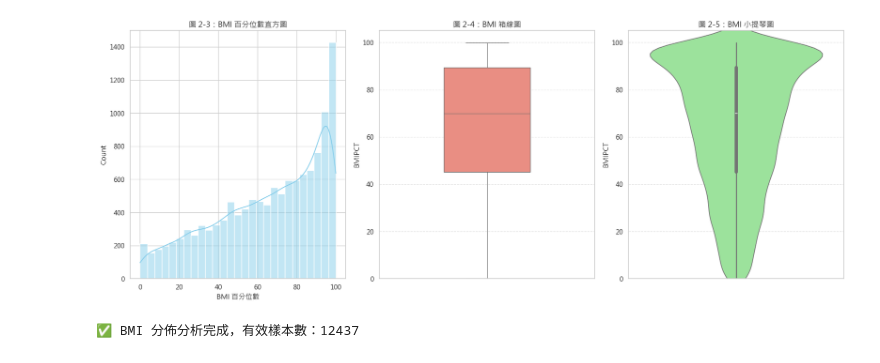
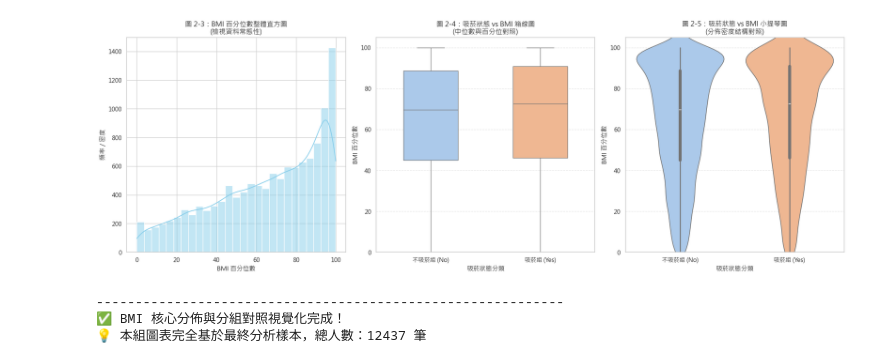
Before and after one commit to hung-cc/2026-Spring-Stat-2-Cycle-3, a Jupyter notebook: notebooks/02_eda.ipynb, the cells around one changed output. Cells and saved outputs as stored; diff of their text form; code cells hidden in the pictures.

Commit message:
feat: complete Part 3 data analysis and statistical inference

```diff
--- a/notebooks/02_eda.ipynb
+++ b/notebooks/02_eda.ipynb
@@ -1,5 +1,4 @@
 # %%
-# --- 這段是 02_eda.ipynb 的第一格 ---
 import pandas as pd
 import matplotlib.pyplot as plt
 import seaborn as sns
@@ -26,10 +25,23 @@ data_path = '../data/processed/cleaned_cycle3.csv'
 
 if os.path.exists(data_path):
     df = pd.read_csv(data_path)
-    # 建立視覺化用的標籤
+
+    # 3. 建立視覺化用的標籤
     df['Group_Label'] = df['Smoking_Status'].map({0: '不吸菸組 (No)', 1: '吸菸組 (Yes)'})
     print(f"✅ 資料讀取成功！")
-    print(f"有效樣本共 {len(df)} 筆，包含欄位：{list(df.columns)}")
+    print(f"原始無缺失總樣本共 {len(df)} 筆。\n")
+
+    # 4. 🚀 針對 Research Question 的核心變數健康檢查
+    if 'BMIPCT' in df.columns and 'Smoking_Status' in df.columns:
+        # 計算同時擁有吸菸狀態與 BMI 數據的有效樣本
+        valid_both = df[['Smoking_Status', 'BMIPCT']].notnull().all(axis=1).sum()
+        print(f"📊 【Research Question 核心變數檢查】")
+        print(f"  - 自變項 (Smoking_Status) 正常存在")
+        print(f"  - 依變項 (BMIPCT) 正常存在，非空值共 {df['BMIPCT'].notnull().sum()} 筆")
+        print(f"  - 💡 本單元兩者皆有效（可進入分析）的交叉樣本共 {valid_both} 筆")
+    else:
+        print("⚠️ 警告：找不到核心變數 'BMIPCT' 或 'Smoking_Status'，請檢查欄位名稱！")
+
 else:
     print(f"❌ 找不到檔案：{data_path}")
     print("💡 請先確認是否已執行 01_data_check.ipynb 中的儲存步驟。")
@@ -130,46 +155,49 @@ Name: count, dtype: int64
 # %%
 import os
 import matplotlib.pyplot as plt
 import seaborn as sns
 
-# 1. 排除 BMI 百分位數缺失值並建立副本
-df_bmi = df.dropna(subset=['BMIPCT']).copy()
+# 1. 🚀 關鍵修改：不再手動建立 df_bmi，而是直接沿用上一步雙變數聯合清洗好的 df_smoke
+# 這樣能保證有效樣本數與吸菸統計、後續 t 檢定完全一致！
 
-# --- 2. 建立一個「橫向排版」的大圖 (1列3欄) ---
-# 這樣可以讓所有圖表一次展開在螢幕內，不會太長而捲動
-fig, axes = plt.subplots(1, 3, figsize=(18, 7))
+# 2. 建立橫向排版大圖 (稍微加寬到 20 吋，給分組標籤留空間)
+fig, axes = plt.subplots(1, 3, figsize=(20, 7))
 
-# (A) 直方圖 (Histogram)
-sns.histplot(df_bmi['BMIPCT'], kde=True, color='skyblue', ax=axes[0])
-axes[0].set_title('圖 2-3：BMI 百分位數直方圖', fontsize=13)
+# --- (A) 整體直方圖 (Histogram) ---
+# 目的：觀察整體 BMI 百分位數的偏態與常態性
+sns.histplot(data=df_smoke, x='BMIPCT', kde=True, color='skyblue', ax=axes[0])
+axes[0].set_title('圖 2-3：BMI 百分位數整體直方圖\n(檢視資料常態性)', fontsize=13)
 axes[0].set_xlabel('BMI 百分位數')
+axes[0].set_ylabel('頻率 / 密度')
 
-# (B) 箱線圖 (Boxplot) - 拉長 Y 軸
-sns.boxplot(y=df_bmi['BMIPCT'], color='salmon', width=0.4, ax=axes[1])
+# --- (B) 分組箱線圖 (Boxplot) 🚀 升級分組對照 ---
+# 目的：直擊研究問題，一眼看出兩組的中位數高低與離群值分佈
+sns.boxplot(data=df_smoke, x='Group_Label', y='BMIPCT', palette='pastel', hue='Group_Label', legend=False, width=0.5, ax=axes[1])
 axes[1].set_ylim(0, 105)
-axes[1].set_title('圖 2-4：BMI 箱線圖', fontsize=13)
+axes[1].set_title('圖 2-4：吸菸狀態 vs BMI 箱線圖\n(中位數與百分位對照)', fontsize=13)
+axes[1].set_xlabel('吸菸狀態分類')
+axes[1].set_ylabel('BMI 百分位數')
 axes[1].grid(axis='y', linestyle='--', alpha=0.5)
 
-# (C) 小提琴圖 (Violin Plot) - 拉長 Y 軸
-sns.violinplot(y=df_bmi['BMIPCT'], color="lightgreen", ax=axes[2])
+# --- (C) 分組小提琴圖 (Violin Plot) 🚀 升級分組對照 ---
+# 目的：直擊研究問題，全面解構兩組人在不同體重區間的密集程度
+sns.violinplot(data=df_smoke, x='Group_Label', y='BMIPCT', palette='pastel', hue='Group_Label', legend=False, ax=axes[2])
 axes[2].set_ylim(0, 105)
-axes[2].set_title('圖 2-5：BMI 小提琴圖', fontsize=13)
+axes[2].set_title('圖 2-5：吸菸狀態 vs BMI 小提琴圖\n(分佈密度結構對照)', fontsize=13)
+axes[2].set_xlabel('吸菸狀態分類')
+axes[2].set_ylabel('BMI 百分位數')
 axes[2].grid(axis='y', linestyle='--', alpha=0.5)
 
-# 優化間距
+# 優化間距並顯示
 plt.tight_layout()
 plt.show()
 
-# --- 3. 儲存圖表 ---
-save_path = '../outputs/figures/'
-if not os.path.exists(save_path):
-    os.makedirs(save_path)
-
-# 儲存這張「三合一」的完整分析圖
-fig.savefig(save_path + '02_bmi_combined_dist.png', dpi=300, bbox_inches='tight')
-
-print(f"✅ BMI 分佈分析完成，有效樣本數：{len(df_bmi)}")
+print("-" * 60)
+print(f"✅ BMI 核心分佈與分組對照視覺化完成！")
+print(f"💡 本組圖表完全基於最終分析樣本，總人數：{len(df_smoke)} 筆")
 # %% [output]
-[figure, old version]
+[figure, new version]
-✅ BMI 分佈分析完成，有效樣本數：12437
+------------------------------------------------------------
+✅ BMI 核心分佈與分組對照視覺化完成！
+💡 本組圖表完全基於最終分析樣本，總人數：12437 筆
 # %%
```
Also changed, not shown: parts of 5 cells of this notebook, 9 other files.
